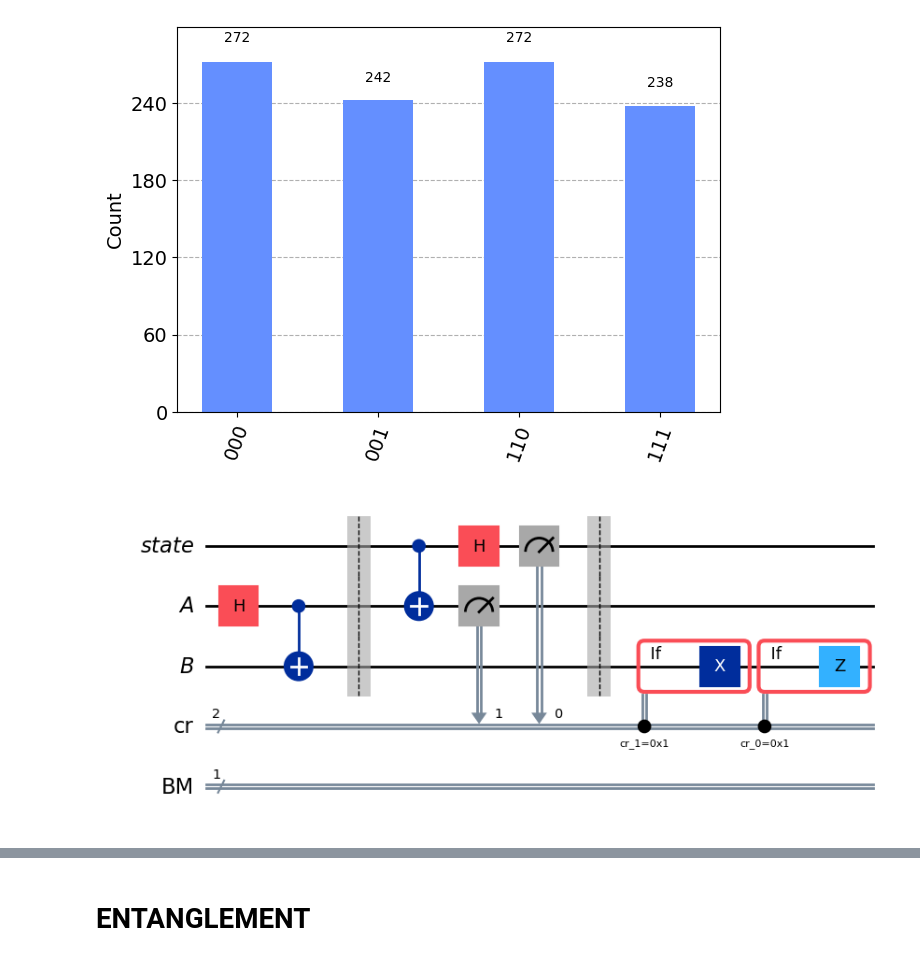
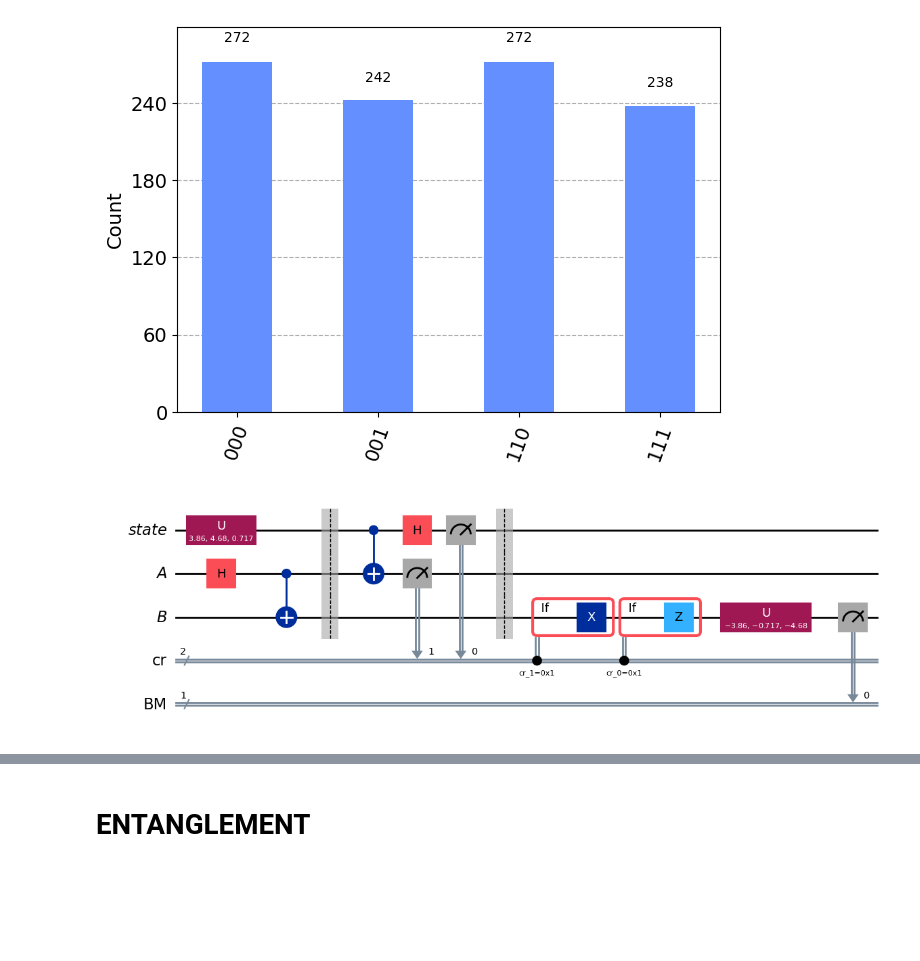
Before and after one commit to el-dAna/QC, a Jupyter notebook: hacathons/qrise_ibm.ipynb, the cells around one changed output, grey strips where cells are left out. Cells and saved outputs as stored; diff of their text form; code cells hidden in the pictures; blank space fills up the shorter version.

Commit message:
added image decoding

```diff
--- a/hacathons/qrise_ibm.ipynb
+++ b/hacathons/qrise_ibm.ipynb
@@ -41,34 +41,41 @@ display(plot_histogram(statistics))
 # %% [output]
 [figure]
 # %%
+random_gate = UGate(
+    theta=random.random() * 2 * pi,
+    phi=random.random() * 2 * pi,
+    lam=random.random() * 2 * pi,
+)
 
 state = QuantumRegister(1, "state")
 A = QuantumRegister(1, "A")
 B = QuantumRegister(1, "B")
 cr = ClassicalRegister(2, 'cr')
 BM = ClassicalRegister(1, "BM")
 protocol = QuantumCircuit(state, A, B, cr, BM)
 
+protocol.append(random_gate, state)
 protocol.h(A)
 protocol.cx(A, B)
 protocol.barrier()
 
 protocol.cx(state, A)
 protocol.h(state)
 protocol.measure(state, cr[0])
 protocol.measure(A, cr[1])
 protocol.barrier()
 
 with protocol.if_test((cr[1], 1)):
     protocol.x(B)
 with protocol.if_test((cr[0], 1)):
     protocol.z(B)
 
-#protocol.measure_all()
+protocol.append(random_gate.inverse(), B)
+protocol.measure(B, BM)
 
 protocol.draw("mpl")
 # %% [output]
-[figure, old version]
+[figure, new version]
 # %%
 result = AerSimulator().run(protocol).result()
 statistics = result.get_counts()
```
Also changed, not shown: parts of 4 cells of this notebook, 1 other file.
